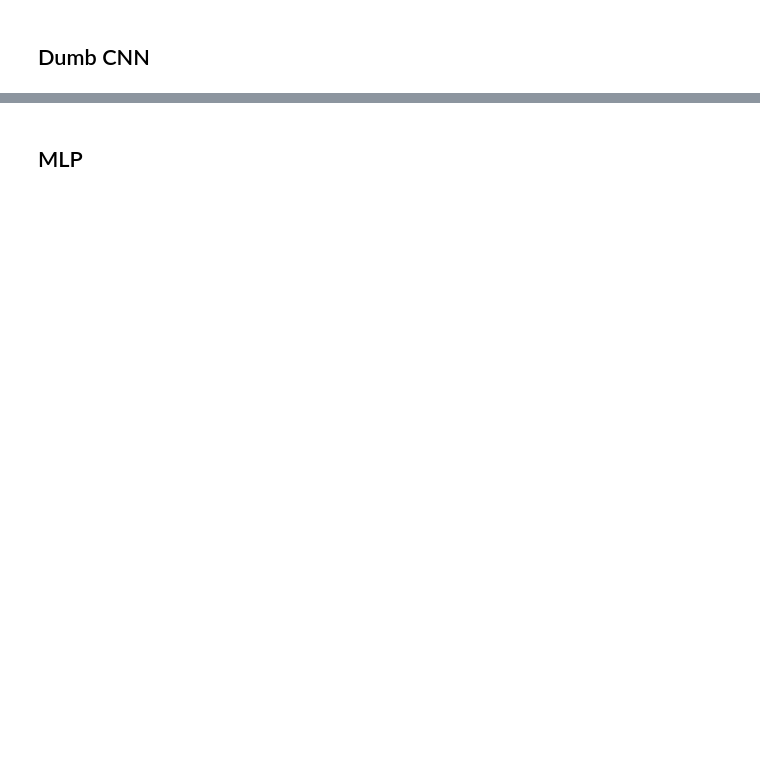
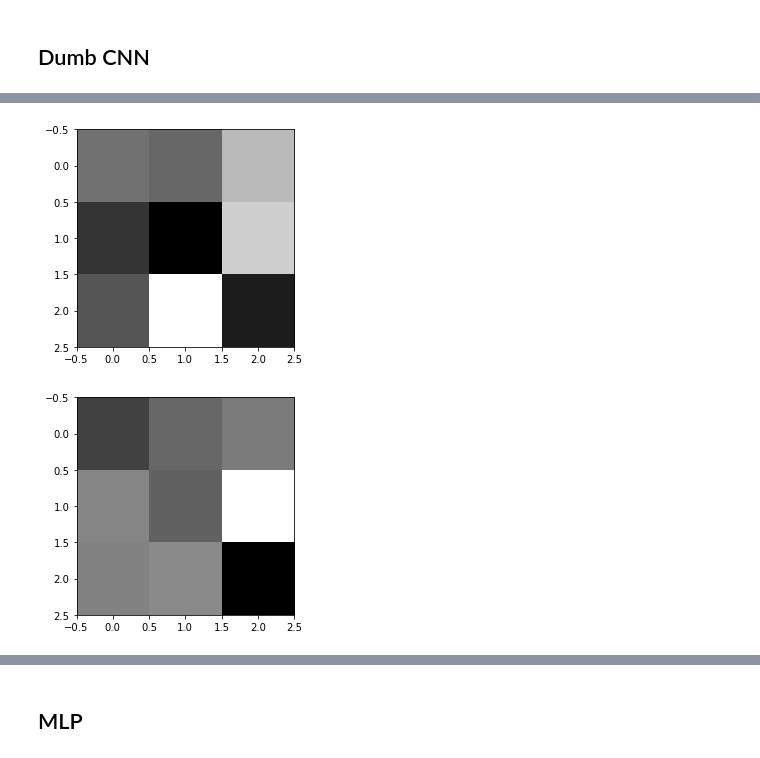
Before and after one commit to gdelfe/Deep_Learning_for_neural_decoding_of_spleep_awake_brain, a Jupyter notebook: notebooks/newest_model.ipynb, the cells around one changed output, grey strips where cells are left out. Saved outputs shown, nothing was run; the diff lists cells and outputs as text; code cells hidden in the pictures; blank space fills up the shorter version.

```diff
--- a/notebooks/newest_model.ipynb
+++ b/notebooks/newest_model.ipynb
@@ -210 +241,9 @@ torch.Size([122, 3, 3])
+# %%
+for i in range(len(model.conv1.weight.data)):
+#     plt.figure(figsize=(2,2))
+    plt.imshow(model.conv1.weight.data[i][0].cpu(), cmap = 'gray')
+    plt.show()
+# %% [output]
+[figure, added]
+[figure, added]
 # %%
```
Also changed, not shown: parts of 40 cells of this notebook, 2 other files.
